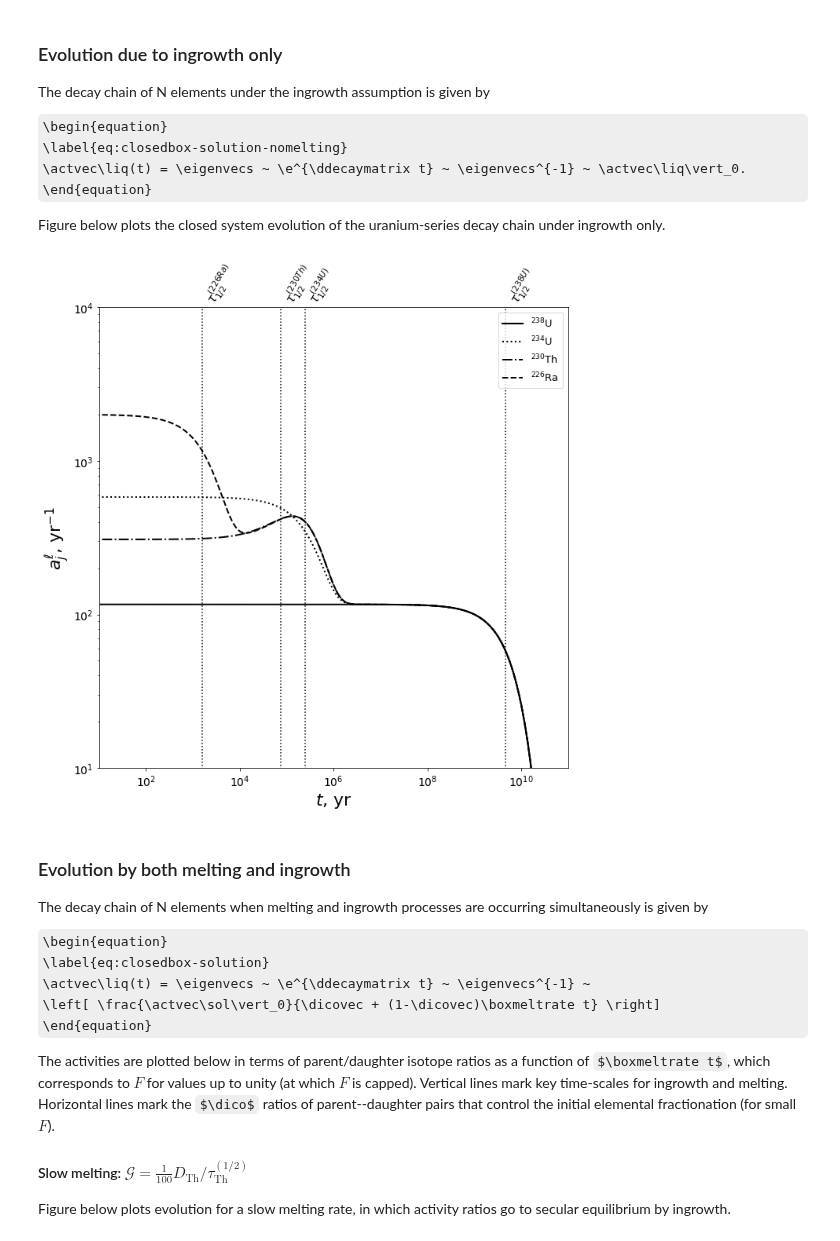
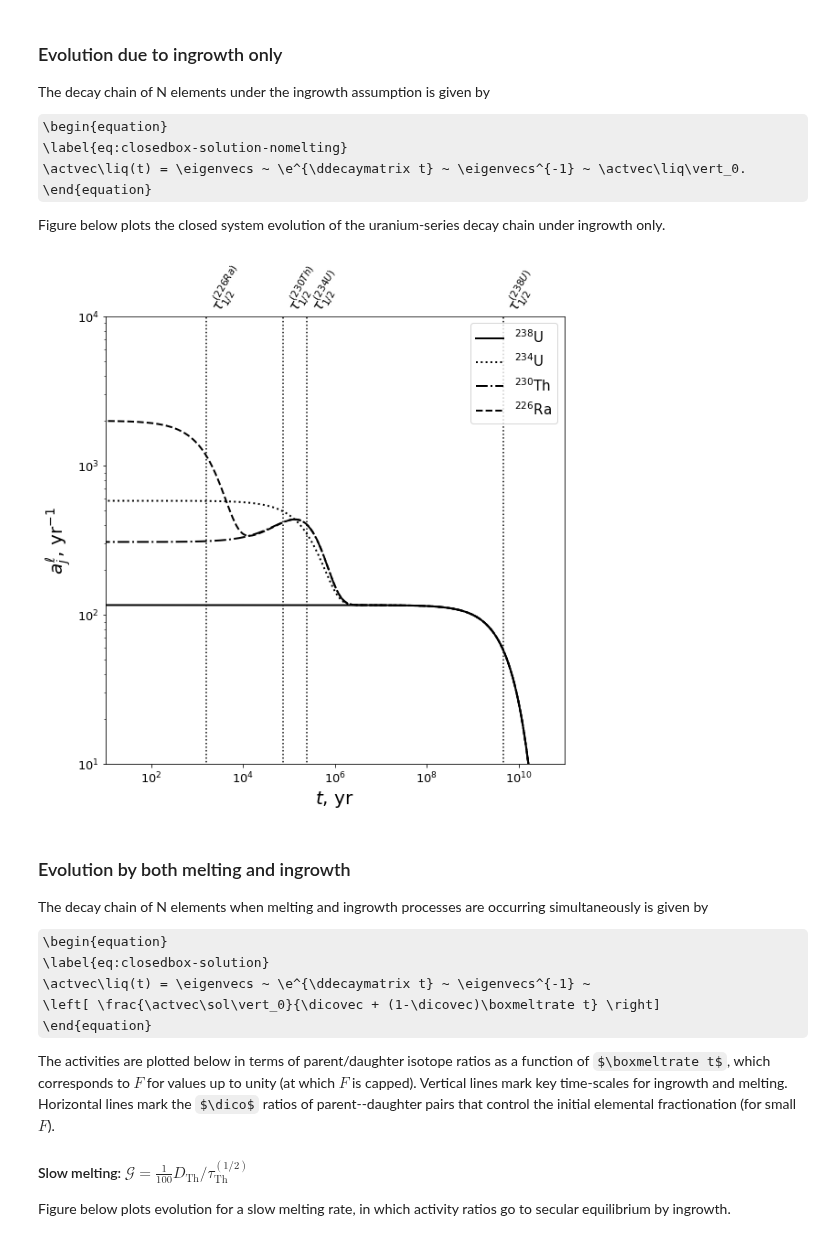
Before and after one commit to FoaLab/partially-molten-rock-PUP, a Jupyter notebook: content/ch09.ipynb, the cells around one changed output. Drawn from its saved outputs; the diff is of its cells as text; code cells hidden in the pictures; some formulas as TeX source.

```diff
--- a/content/ch09.ipynb
+++ b/content/ch09.ipynb
@@ -130,11 +129,6 @@ def eigenvectors(lamb_):
             iV[i, j] = tmp
     return V, iV
 # %%
-f, ax = plt.subplots()
-zoom = 2.0
-f.set_size_inches(5.35 * zoom, 5.4 * zoom)
-f.set_facecolor('w')
-
 lambda_ = np.asarray([1.5e-10, 2.83e-6, 9.19e-6, 4.33e-4], dtype=np.float128)
 D = np.asarray([0.0086, 0.0086, 0.0065, 0.0005], dtype=np.float128)
 lsty = ['-',':','-.','--']
@@ -150,24 +144,30 @@ expmLd = np.asarray([np.diag(expm(Ld*tj)) for tj in t])
 expmLd = np.asarray([np.diag(eLd) for eLd in expmLd])
 al = np.asarray([np.dot(np.dot(np.dot(V, eLd), Vi), al0) for eLd in expmLd])
 lines = []
-
-for ali, lstyi, lambdai, labli, alvi in zip(al.transpose(), lsty, lambda_, labl, alv):
-    lines.append(plt.loglog(t, ali, 'k', linewidth=2, linestyle=lstyi)[0])
-    plt.plot([np.log(2.)/lambdai, np.log(2.)/lambdai], [1e-10, 1e10], ':k')
-    plt.text(np.log(2.)/lambdai, 1e4, labli, fontsize=15, rotation=60, verticalalignment=alvi, horizontalalignment='left')
-
-ax.set_xlim(1e1, 10**tmax)
-ax.set_ylim(1e1, 1e4)
-plt.xticks((1e2, 1e4, 1e6, 1e8, 1e10), size=14)
-plt.yticks((1e1, 1e2, 1e3, 1e4), size=14)
-plt.xlabel(r'$t$, yr', fontsize=22)
-plt.ylabel(r'$a^\ell_j$, yr$^{-1}$', fontsize=22)
-plt.legend(handles=lines,
-           labels=['$^{238}$U', '$^{234}$U', '$^{230}$Th', '$^{226}$Ra'],
-           loc='upper right', fontsize=13)
-plt.show()
-# %% [output]
-[figure, removed]
+# %%
+fig, ax = plt.subplots()
+fig.set_size_inches(9.0, 9.0)
+
+for ali, lstyi, lambdai, labli, alvi in zip(al.transpose(), lsty, lambda_, labl, alv):
+    lines.append(plt.loglog(t, ali, 'k', linewidth=2, linestyle=lstyi)[0])
+    ax.plot([np.log(2.)/lambdai, np.log(2.)/lambdai], [1e-10, 1e10], ':k')
+    ax.text(np.log(2.)/lambdai, 1e4, labli, fontsize=15,
+            rotation=60, verticalalignment=alvi, horizontalalignment='left')
+
+ax.set_xlim(1e1, 10**tmax)
+ax.set_ylim(1e1, 1e4)
+ax.set_xticks((1e2, 1e4, 1e6, 1e8, 1e10))
+ax.set_yticks((1e1, 1e2, 1e3, 1e4))
+ax.set_xlabel(r'$t$, yr', fontsize=20)
+ax.set_ylabel(r'$a^\ell_j$, yr$^{-1}$', fontsize=20)
+ax.tick_params(axis='both', which='major', labelsize=13)
+ax.legend(handles=lines,
+          labels=['$^{238}$U', '$^{234}$U', '$^{230}$Th', '$^{226}$Ra'],
+          loc='upper right', fontsize=15)
+
+plt.show()
+# %% [output]
+[figure, added]
 # %% [markdown]
 ### Evolution by both melting and ingrowth
 
```
Also changed, not shown: parts of 7 cells of this notebook.
